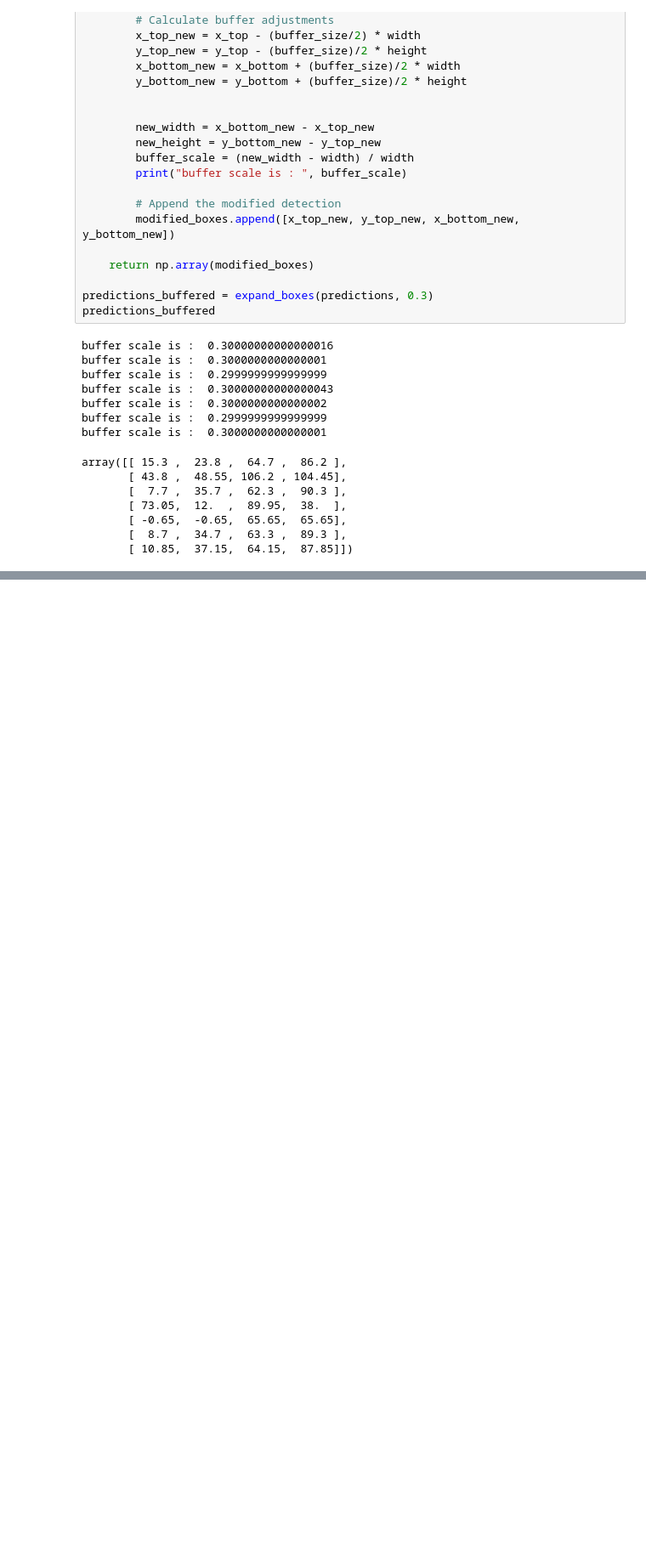
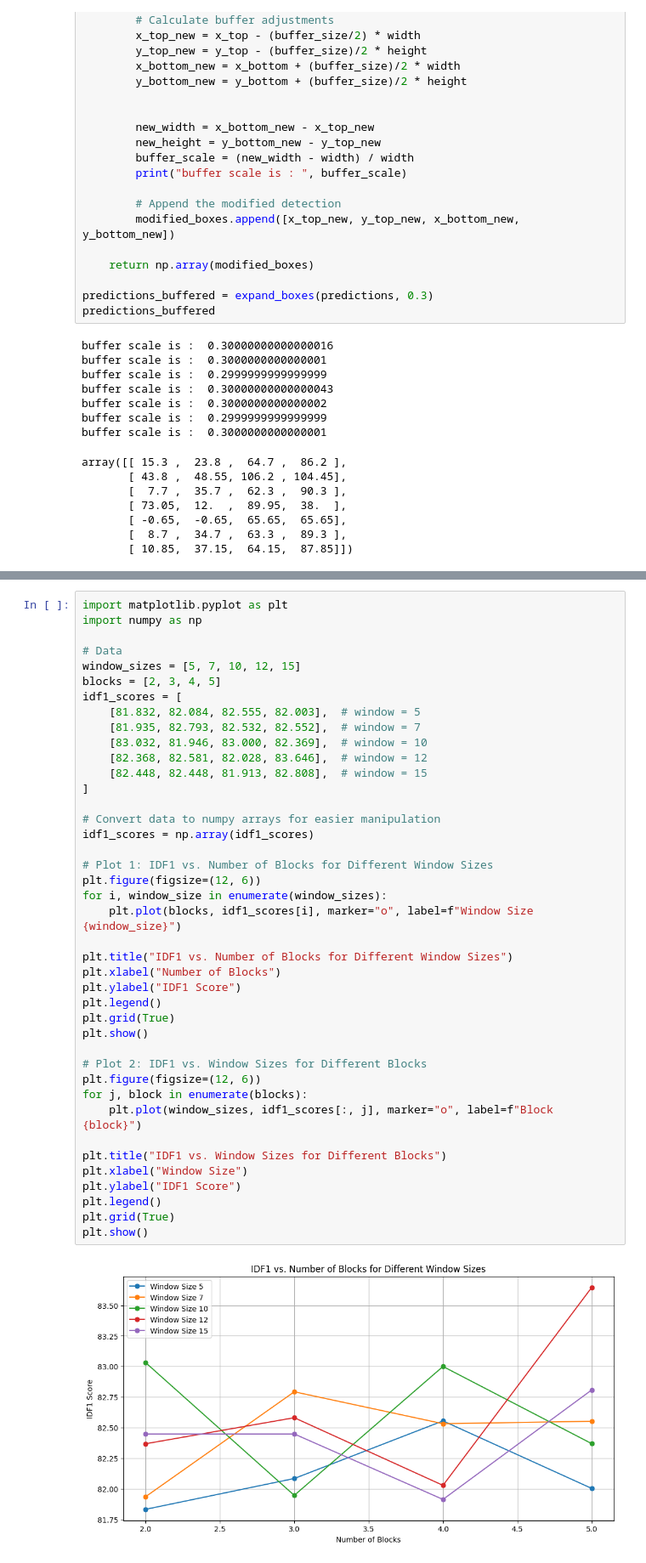
Before and after one commit to dkhanna511/Thesis-Multi-Object-Tracking-using-Mamba, a Jupyter notebook: MOT_mamba_viz.ipynb, the cells around one changed output, grey strips where cells are left out. Shown at 85% size. Drawn from its saved outputs; the diff is of its cells as text; blank space fills up the shorter version.

```diff
--- a/MOT_mamba_viz.ipynb
+++ b/MOT_mamba_viz.ipynb
@@ -2542,0 +2755,43 @@ array([[ 15.3 ,  23.8 ,  64.7 ,  86.2 ],
+# %%
+import matplotlib.pyplot as plt
+import numpy as np
+
+# Data
+window_sizes = [5, 7, 10, 12, 15]
+blocks = [2, 3, 4, 5]
+idf1_scores = [
+    [81.832, 82.084, 82.555, 82.003],  # window = 5
+    [81.935, 82.793, 82.532, 82.552],  # window = 7
+    [83.032, 81.946, 83.000, 82.369],  # window = 10
+    [82.368, 82.581, 82.028, 83.646],  # window = 12
+    [82.448, 82.448, 81.913, 82.808],  # window = 15
+]
+
+# Convert data to numpy arrays for easier manipulation
+idf1_scores = np.array(idf1_scores)
+
+# Plot 1: IDF1 vs. Number of Blocks for Different Window Sizes
+plt.figure(figsize=(12, 6))
+for i, window_size in enumerate(window_sizes):
+    plt.plot(blocks, idf1_scores[i], marker="o", label=f"Window Size {window_size}")
+
+plt.title("IDF1 vs. Number of Blocks for Different Window Sizes")
+plt.xlabel("Number of Blocks")
+plt.ylabel("IDF1 Score")
+plt.legend()
+plt.grid(True)
+plt.show()
+
+# Plot 2: IDF1 vs. Window Sizes for Different Blocks
+plt.figure(figsize=(12, 6))
+for j, block in enumerate(blocks):
+    plt.plot(window_sizes, idf1_scores[:, j], marker="o", label=f"Block {block}")
+
+plt.title("IDF1 vs. Window Sizes for Different Blocks")
+plt.xlabel("Window Size")
+plt.ylabel("IDF1 Score")
+plt.legend()
+plt.grid(True)
+plt.show()
+# %% [output]
+[figure, added]
```
Also changed, not shown: parts of 19 cells of this notebook, 1 other file.
